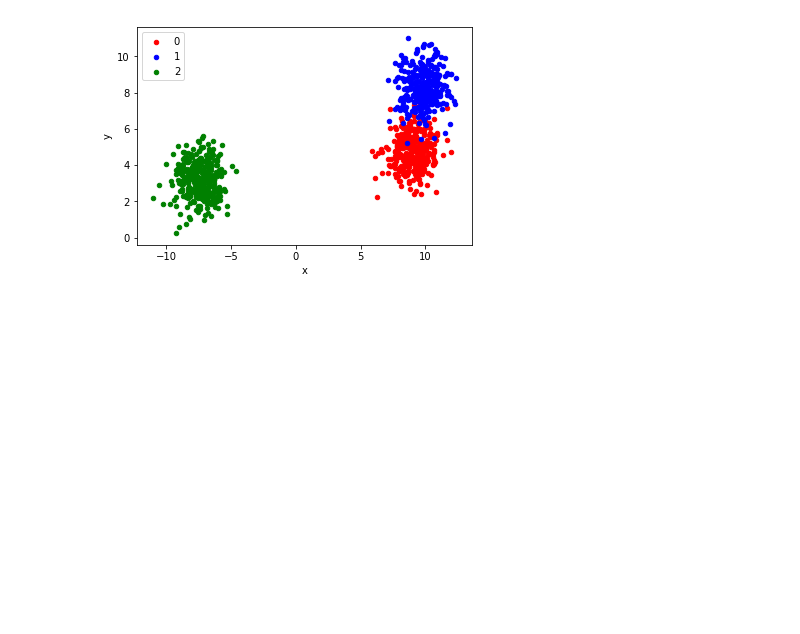
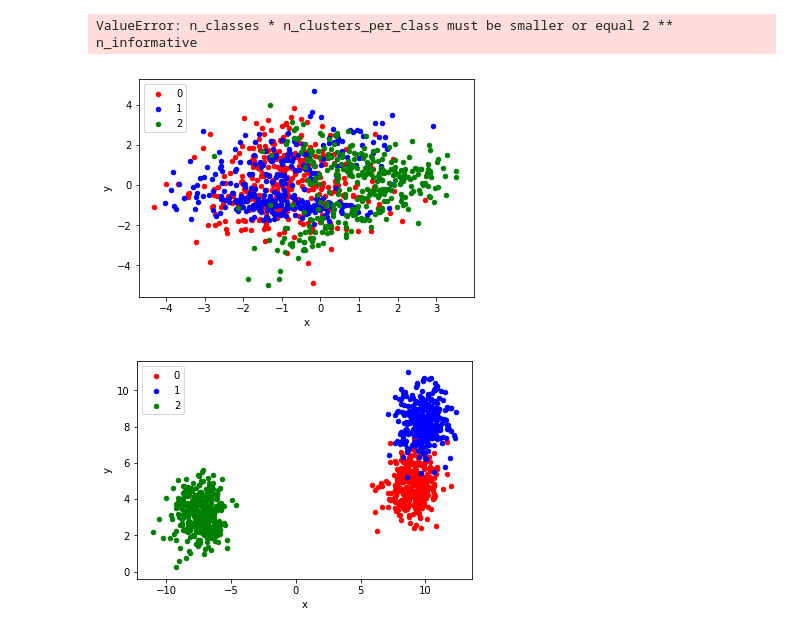
Before and after one commit to HealthINCITE/supervised-cadres, a Jupyter notebook: notebooks/simple.ipynb, the cells around one changed output. Cells and saved outputs as stored; diff of their text form; code cells hidden in the pictures; blank space fills up the shorter version.

```diff
--- a/notebooks/simple.ipynb
+++ b/notebooks/simple.ipynb
@@ -12,19 +315,39 @@ Without shuffling, X horizontally stacks features in the following order: the pr
 # %%
 samples=1000 #The number of samples.(Int)
-features= 20 #The total number of features.
-informative=5
-redundant=2
+features= 25 #The total number of features.
+informative=2
+redundant=0
 repeated=0
-classes=5
+classes=3
 seed=101
 
 
 X, y= make_classification(n_samples=samples, n_features=features,
                                      n_informative=informative, n_redundant=redundant,
                                      n_repeated=repeated, n_classes=classes,
-                                     n_clusters_per_class=2, weights=None,
+                                      weights=None,
                                     flip_y=0.01, class_sep=1.0, hypercube=True,
                                     shift=0.0, scale=1.0, shuffle=True, random_state=seed)
+# %% [output]
+ValueError: n_classes * n_clusters_per_class must be smaller or equal 2 ** n_informative
+# %%
+from sklearn.datasets.samples_generator import make_blobs
+from  sklearn.datasets import make_classification
+from matplotlib import pyplot
+from pandas import DataFrame
+# generate 2d classification dataset
+
+
+# scatter plot, dots colored by class value
+df = DataFrame(dict(x=X[:,0], y=X[:,1], label=y))
+colors = {0:'red', 1:'blue', 2:'green'}
+fig, ax = pyplot.subplots()
+grouped = df.groupby('label')
+for key, group in grouped:
+    group.plot(ax=ax, kind='scatter', x='x', y='y', label=key, color=colors[key])
+pyplot.show()
+# %% [output]
+[figure, added]
 # %%
 
 # Code source: Gaël Varoquaux
```
Also changed, not shown: parts of 17 cells of this notebook.
